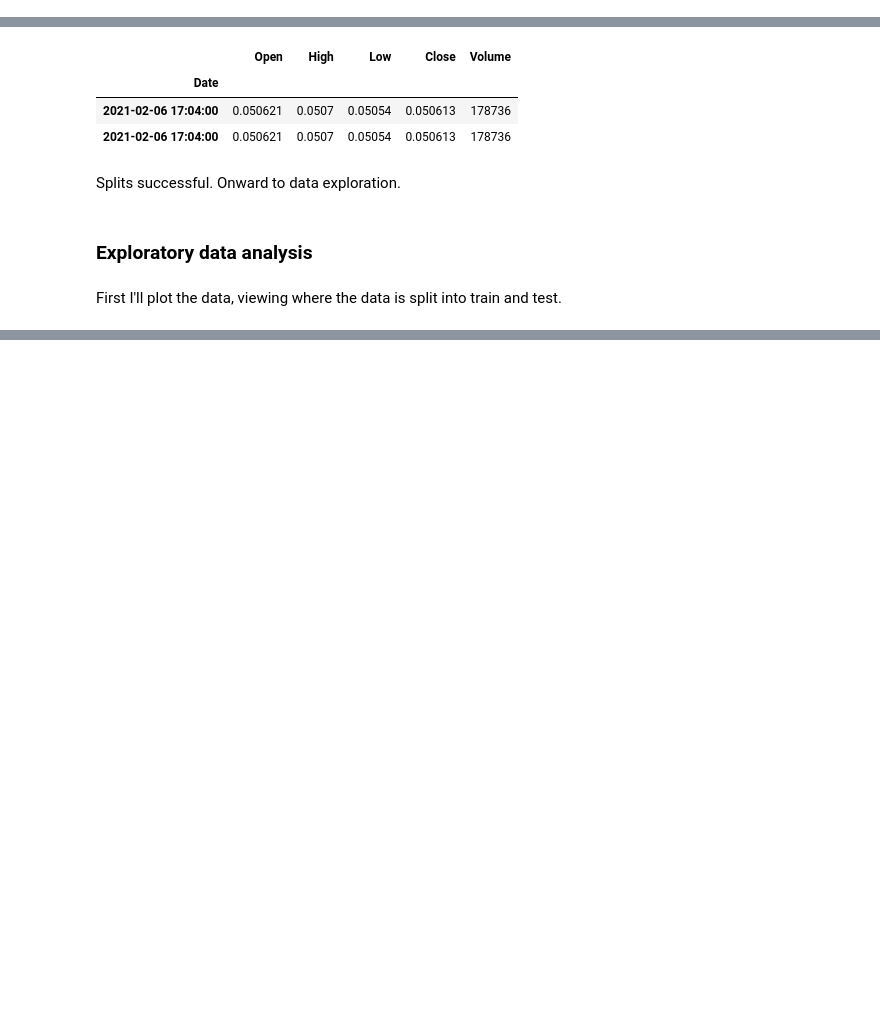
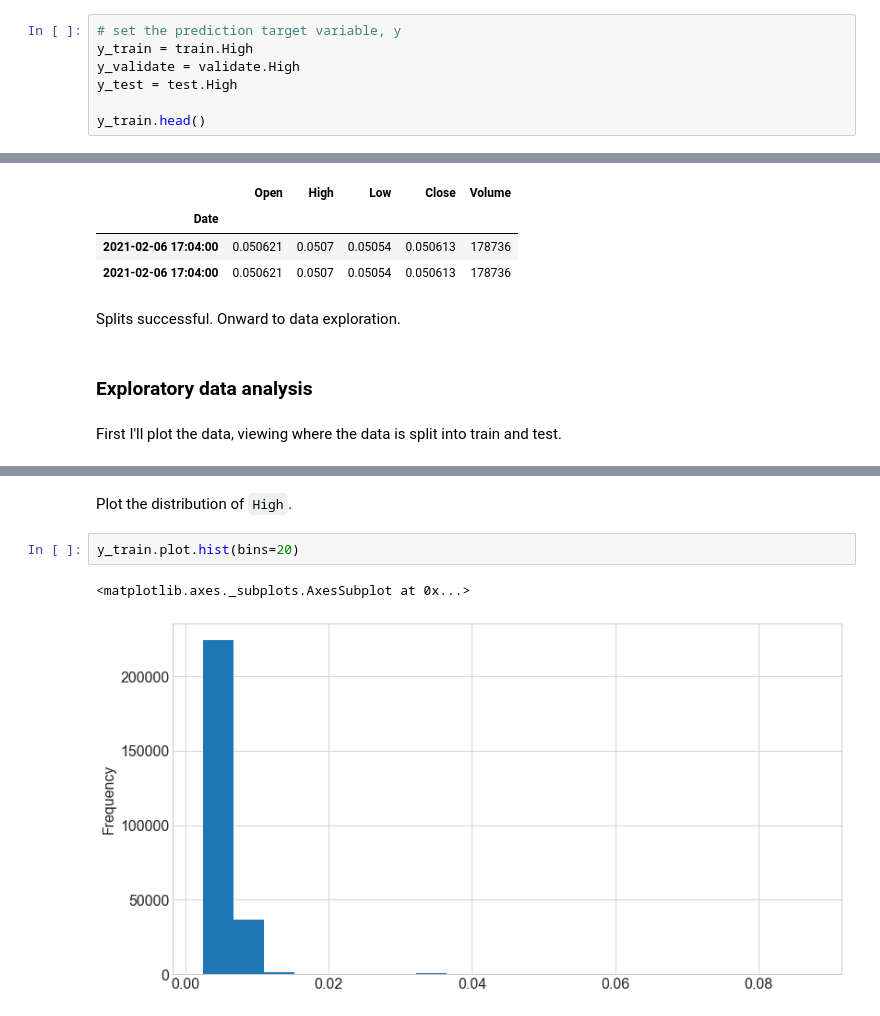
Before and after one commit to KwameTaylor/bitcoin-dogecoin, a Jupyter notebook: dogecoin.ipynb, the cells around one changed output, grey strips where cells are left out. Saved outputs shown, nothing was run; the diff lists cells and outputs as text; blank space fills up the shorter version.

````diff
--- a/dogecoin.ipynb
+++ b/dogecoin.ipynb
@@ -304,0 +312,7 @@ test = df[validate_end_index:]
+# %%
+# set the prediction target variable, y
+y_train = train.High
+y_validate = validate.High
+y_test = test.High
+
+y_train.head()
@@ -362,0 +385,7 @@ plt.show()
+# %% [markdown]
+Plot the distribution of ```High```.
+# %%
+y_train.plot.hist(bins=20)
+# %% [output]
+<matplotlib.axes._subplots.AxesSubplot at 0x...>
+[figure, added]
````
Also changed, not shown: parts of 16 cells of this notebook.
